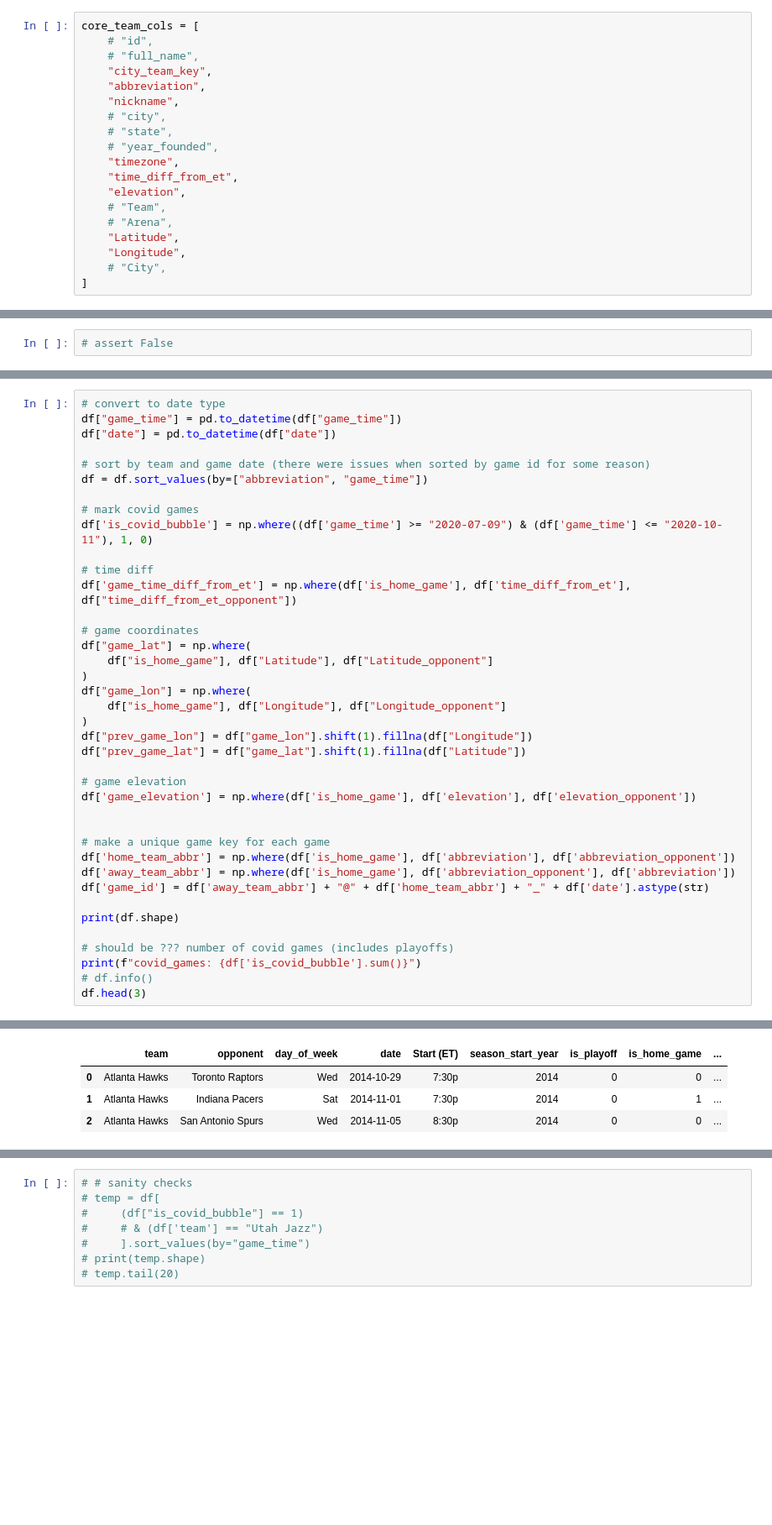
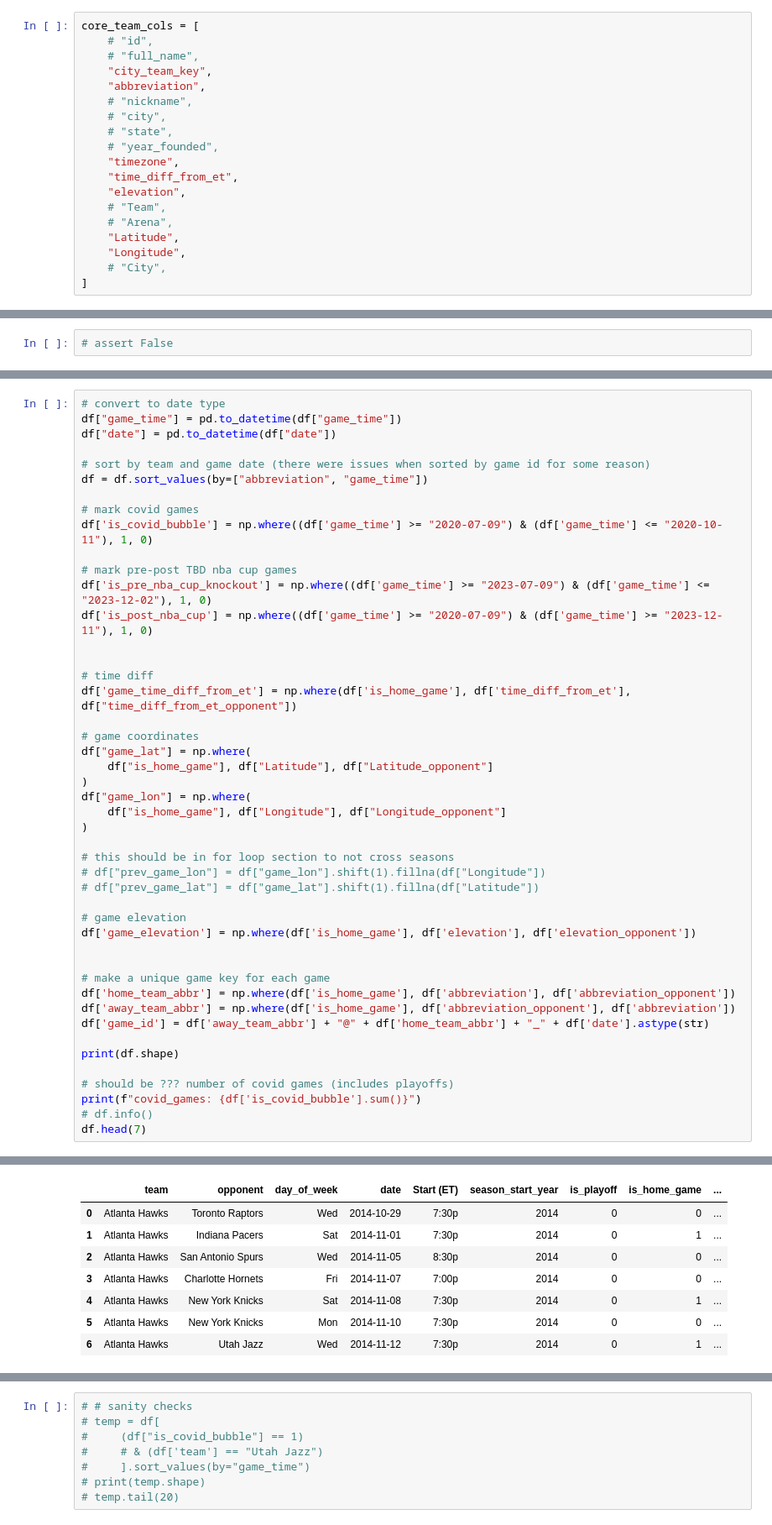
Before and after one commit to matt-oehler-dev/nba_fatigue, a Jupyter notebook: src/6_2023-24_dataprep.ipynb, the cells around one changed output, grey strips where cells are left out. Shown at 84% size. Cells and saved outputs as stored; diff of their text form; blank space fills up the shorter version.

```diff
--- a/src/6_2023-24_dataprep.ipynb
+++ b/src/6_2023-24_dataprep.ipynb
@@ -102,7 +102,7 @@ core_team_cols = [
     # "full_name",
     "city_team_key",
     "abbreviation",
-    "nickname",
+    # "nickname",
     # "city",
     # "state",
     # "year_founded",
@@ -206,6 +211,11 @@ df = df.sort_values(by=["abbreviation", "game_time"])
 # mark covid games
 df['is_covid_bubble'] = np.where((df['game_time'] >= "2020-07-09") & (df['game_time'] <= "2020-10-11"), 1, 0)
 
+# mark pre-post TBD nba cup games
+df['is_pre_nba_cup_knockout'] = np.where((df['game_time'] >= "2023-07-09") & (df['game_time'] <= "2023-12-02"), 1, 0)
+df['is_post_nba_cup'] = np.where((df['game_time'] >= "2020-07-09") & (df['game_time'] >= "2023-12-11"), 1, 0)
+
+
 # time diff
 df['game_time_diff_from_et'] = np.where(df['is_home_game'], df['time_diff_from_et'], df["time_diff_from_et_opponent"])
 
@@ -216,8 +226,10 @@ df["game_lat"] = np.where(
 df["game_lon"] = np.where(
     df["is_home_game"], df["Longitude"], df["Longitude_opponent"]
 )
-df["prev_game_lon"] = df["game_lon"].shift(1).fillna(df["Longitude"])
-df["prev_game_lat"] = df["game_lat"].shift(1).fillna(df["Latitude"])
+
+# this should be in for loop section to not cross seasons
+# df["prev_game_lon"] = df["game_lon"].shift(1).fillna(df["Longitude"])
+# df["prev_game_lat"] = df["game_lat"].shift(1).fillna(df["Latitude"])
 
 # game elevation
 df['game_elevation'] = np.where(df['is_home_game'], df['elevation'], df['elevation_opponent'])
@@ -233,5 +245,5 @@ print(df.shape)
 # should be ??? number of covid games (includes playoffs)
 print(f"covid_games: {df['is_covid_bubble'].sum()}")
 # df.info()
-df.head(3)
+df.head(7)
 # %% [output]
@@ -239,5 +251,9 @@ df.head(3)
 covid_games: 176
 |  | team | opponent | day_of_week | date | Start (ET) | season_start_year | is_playoff | is_home_game | ... |
 | 0 | Atlanta Hawks | Toronto Raptors | Wed | 2014-10-29 | 7:30p | 2014 | 0 | 0 | ... |
 | 1 | Atlanta Hawks | Indiana Pacers | Sat | 2014-11-01 | 7:30p | 2014 | 0 | 1 | ... |
 | 2 | Atlanta Hawks | San Antonio Spurs | Wed | 2014-11-05 | 8:30p | 2014 | 0 | 0 | ... |
+| 3 | Atlanta Hawks | Charlotte Hornets | Fri | 2014-11-07 | 7:00p | 2014 | 0 | 0 | ... |
+| 4 | Atlanta Hawks | New York Knicks | Sat | 2014-11-08 | 7:30p | 2014 | 0 | 1 | ... |
+| 5 | Atlanta Hawks | New York Knicks | Mon | 2014-11-10 | 7:30p | 2014 | 0 | 0 | ... |
+| 6 | Atlanta Hawks | Utah Jazz | Wed | 2014-11-12 | 7:30p | 2014 | 0 | 1 | ... |
```
Also changed, not shown: parts of 22 cells of this notebook, 9 other files.
